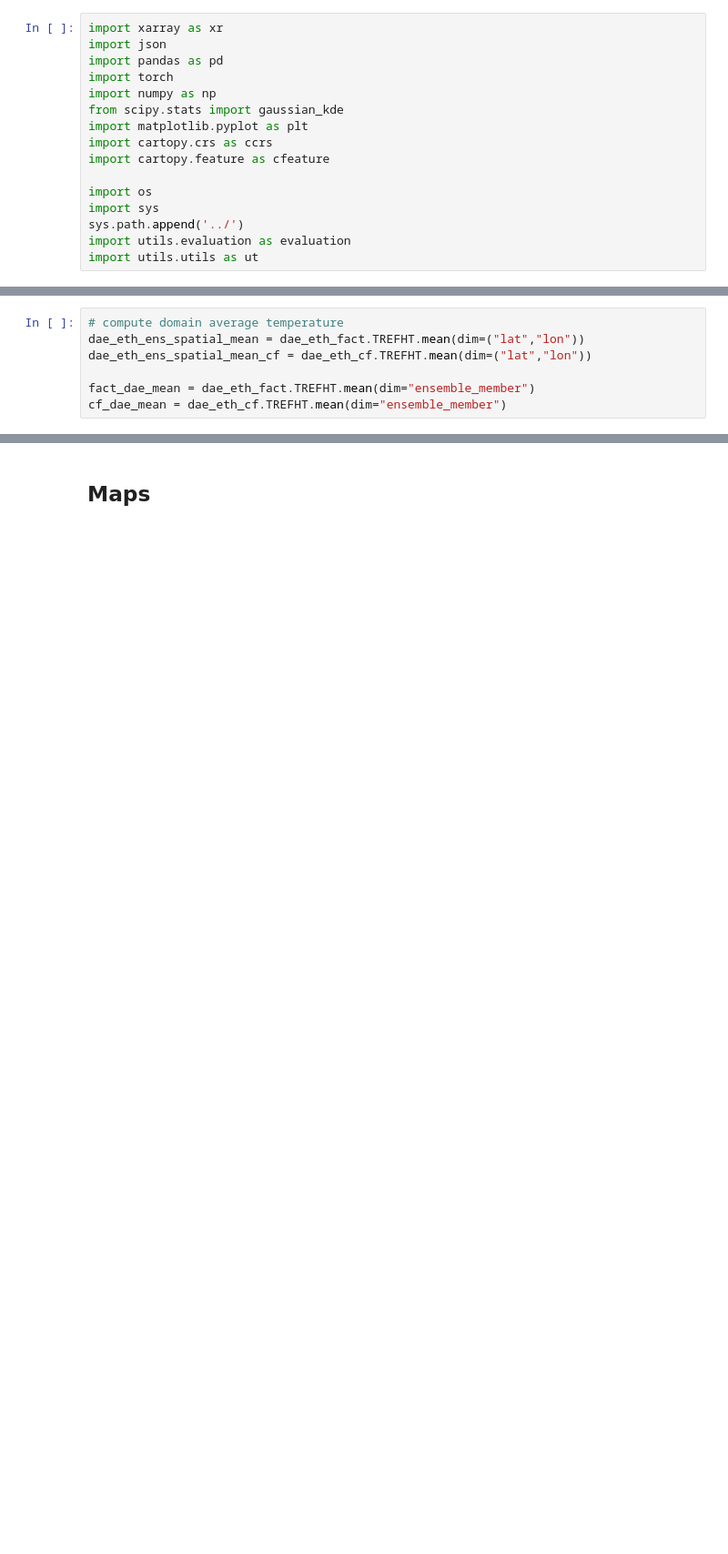
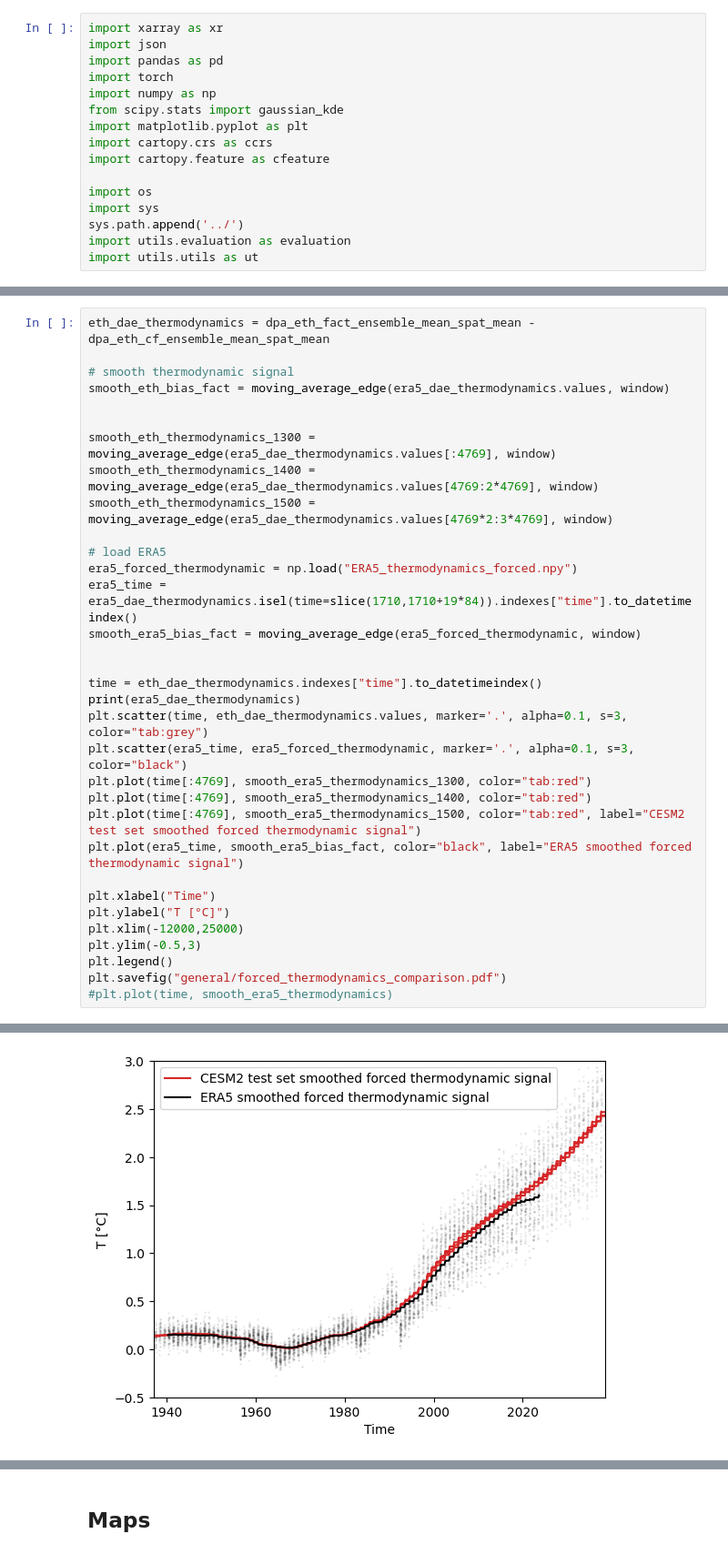
Before and after one commit to Motte12/Towards-a-distributional-autoencoder-for-climate-counterfactuals, a Jupyter notebook: src/analysis/extended_abstract_figure.ipynb, the cells around one changed output, grey strips where cells are left out. Shown at 91% size. Saved outputs shown, nothing was run; the diff lists cells and outputs as text; blank space fills up the shorter version.

```diff
--- a/src/analysis/extended_abstract_figure.ipynb
+++ b/src/analysis/extended_abstract_figure.ipynb
@@ -52,7 +166,34 @@ dae_eth_cf = xr.open_dataset(dae_eth_cf_path)
 # %%
-# compute domain average temperature
-dae_eth_ens_spatial_mean = dae_eth_fact.TREFHT.mean(dim=("lat","lon"))
-dae_eth_ens_spatial_mean_cf = dae_eth_cf.TREFHT.mean(dim=("lat","lon"))
+eth_dae_thermodynamics = dpa_eth_fact_ensemble_mean_spat_mean - dpa_eth_cf_ensemble_mean_spat_mean
 
-fact_dae_mean = dae_eth_fact.TREFHT.mean(dim="ensemble_member")
-cf_dae_mean = dae_eth_cf.TREFHT.mean(dim="ensemble_member")
+# smooth thermodynamic signal
+smooth_eth_bias_fact = moving_average_edge(era5_dae_thermodynamics.values, window)
+
+
+smooth_eth_thermodynamics_1300 = moving_average_edge(era5_dae_thermodynamics.values[:4769], window)
+smooth_eth_thermodynamics_1400 = moving_average_edge(era5_dae_thermodynamics.values[4769:2*4769], window)
+smooth_eth_thermodynamics_1500 = moving_average_edge(era5_dae_thermodynamics.values[4769*2:3*4769], window)
+
+# load ERA5
+era5_forced_thermodynamic = np.load("ERA5_thermodynamics_forced.npy")
+era5_time = era5_dae_thermodynamics.isel(time=slice(1710,1710+19*84)).indexes["time"].to_datetimeindex()
+smooth_era5_bias_fact = moving_average_edge(era5_forced_thermodynamic, window)
+
+
+time = eth_dae_thermodynamics.indexes["time"].to_datetimeindex()
+print(era5_dae_thermodynamics)
+plt.scatter(time, eth_dae_thermodynamics.values, marker='.', alpha=0.1, s=3, color="tab:grey")
+plt.scatter(era5_time, era5_forced_thermodynamic, marker='.', alpha=0.1, s=3, color="black")
+plt.plot(time[:4769], smooth_era5_thermodynamics_1300, color="tab:red")
+plt.plot(time[:4769], smooth_era5_thermodynamics_1400, color="tab:red")
+plt.plot(time[:4769], smooth_era5_thermodynamics_1500, color="tab:red", label="CESM2 test set smoothed forced thermodynamic signal")
+plt.plot(era5_time, smooth_era5_bias_fact, color="black", label="ERA5 smoothed forced thermodynamic signal")
+
+plt.xlabel("Time")
+plt.ylabel("T [°C]")
+plt.xlim(-12000,25000)
+plt.ylim(-0.5,3)
+plt.legend()
+plt.savefig("general/forced_thermodynamics_comparison.pdf")
+#plt.plot(time, smooth_era5_thermodynamics)
+# %% [output]
@@ -58,0 +205 @@ cf_dae_mean = dae_eth_cf.TREFHT.mean(dim="ensemble_member")
+[figure, added]
```
Also changed, not shown: parts of 23 cells of this notebook, 7 other files.
